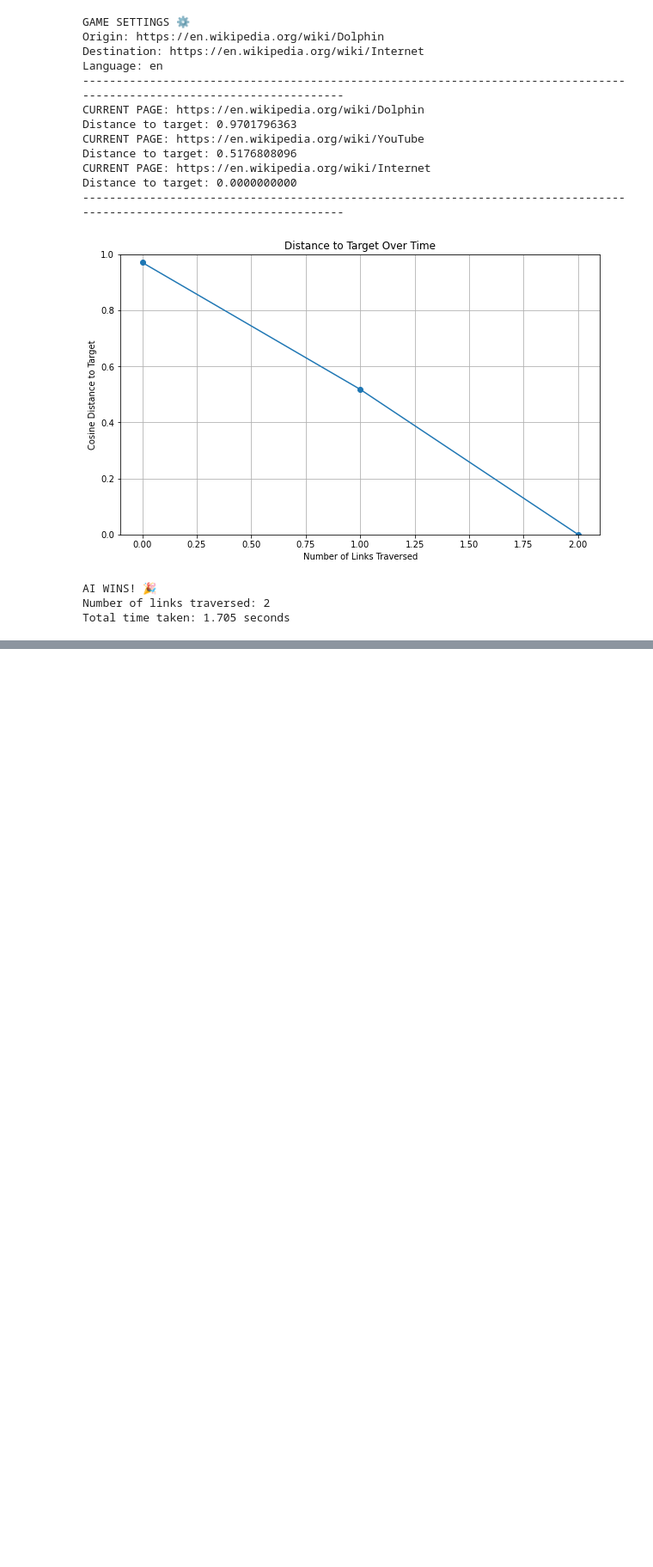
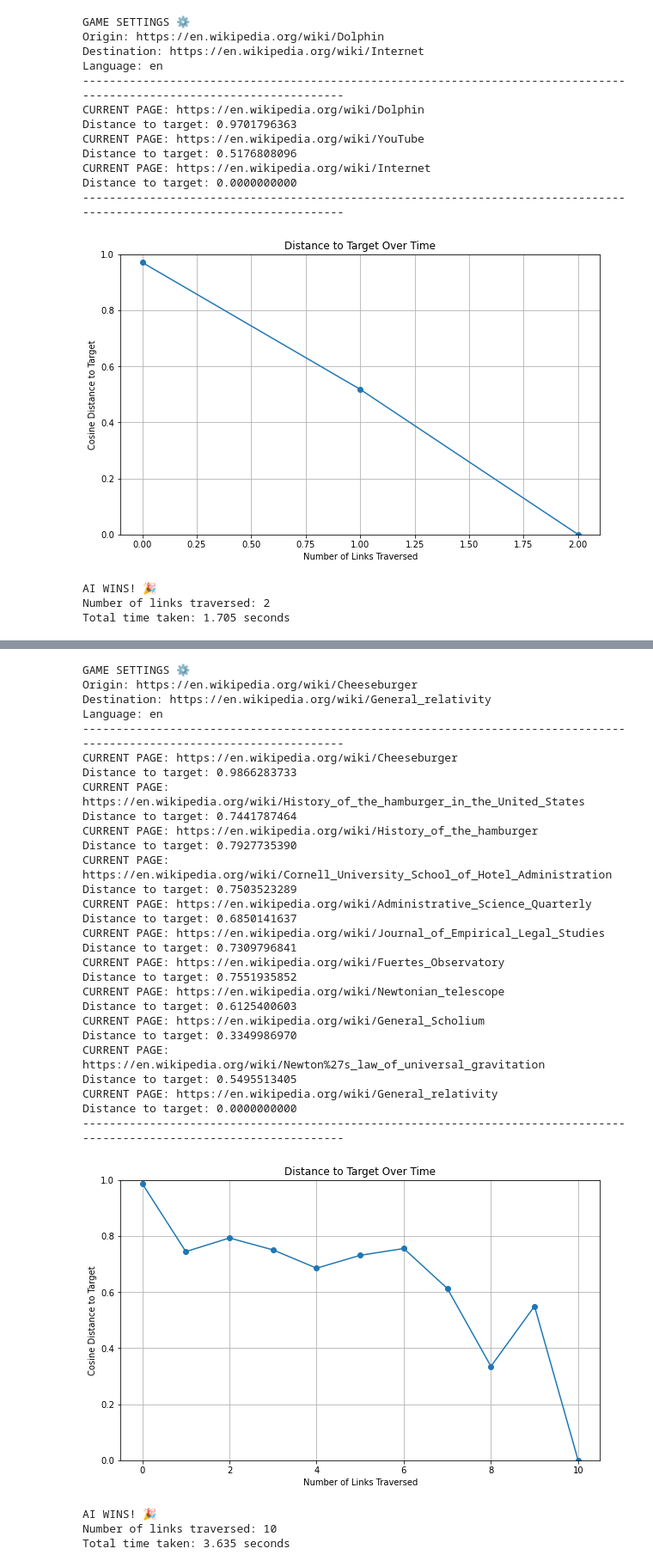
Before and after one commit to DanieleDiSpirito/python_programs, a Jupyter notebook: ai_wiki_game/ai-wiki-game.ipynb, the cells around one changed output, grey strips where cells are left out. Shown: that part at 86% size. Saved outputs shown, nothing was run; the diff lists cells and outputs as text; code cells hidden in the pictures; blank space fills up the shorter version.

```diff
--- a/ai_wiki_game/ai-wiki-game.ipynb
+++ b/ai_wiki_game/ai-wiki-game.ipynb
@@ -320,0 +391,27 @@ Total time taken: 1.705 seconds
+# %%
+origin_link = "https://en.wikipedia.org/wiki/Cheeseburger"
+dest_link = "https://en.wikipedia.org/wiki/General_relativity"
+check_links(origin_link, dest_link)
+play(origin_link, dest_link)
+# %% [output]
+GAME SETTINGS ⚙️
+Origin: https://en.wikipedia.org/wiki/Cheeseburger
+Destination: https://en.wikipedia.org/wiki/General_relativity
+Language: en
+------------------------------------------------------------------------------------------------------------------------
+CURRENT PAGE: https://en.wikipedia.org/wiki/Cheeseburger                                Distance to target: 0.9866283733
+CURRENT PAGE: https://en.wikipedia.org/wiki/History_of_the_hamburger_in_the_United_States       Distance to target: 0.7441787464
+CURRENT PAGE: https://en.wikipedia.org/wiki/History_of_the_hamburger                    Distance to target: 0.7927735390
+CURRENT PAGE: https://en.wikipedia.org/wiki/Cornell_University_School_of_Hotel_Administration   Distance to target: 0.7503523289
+CURRENT PAGE: https://en.wikipedia.org/wiki/Administrative_Science_Quarterly            Distance to target: 0.6850141637
+CURRENT PAGE: https://en.wikipedia.org/wiki/Journal_of_Empirical_Legal_Studies          Distance to target: 0.7309796841
+CURRENT PAGE: https://en.wikipedia.org/wiki/Fuertes_Observatory                         Distance to target: 0.7551935852
+CURRENT PAGE: https://en.wikipedia.org/wiki/Newtonian_telescope                         Distance to target: 0.6125400603
+CURRENT PAGE: https://en.wikipedia.org/wiki/General_Scholium                            Distance to target: 0.3349986970
+CURRENT PAGE: https://en.wikipedia.org/wiki/Newton%27s_law_of_universal_gravitation     Distance to target: 0.5495513405
+CURRENT PAGE: https://en.wikipedia.org/wiki/General_relativity                          Distance to target: 0.0000000000
+------------------------------------------------------------------------------------------------------------------------
+[figure, added]
+AI WINS! 🎉
+Number of links traversed: 10
+Total time taken: 3.635 seconds
```
Also changed, not shown: parts of 7 cells of this notebook.
